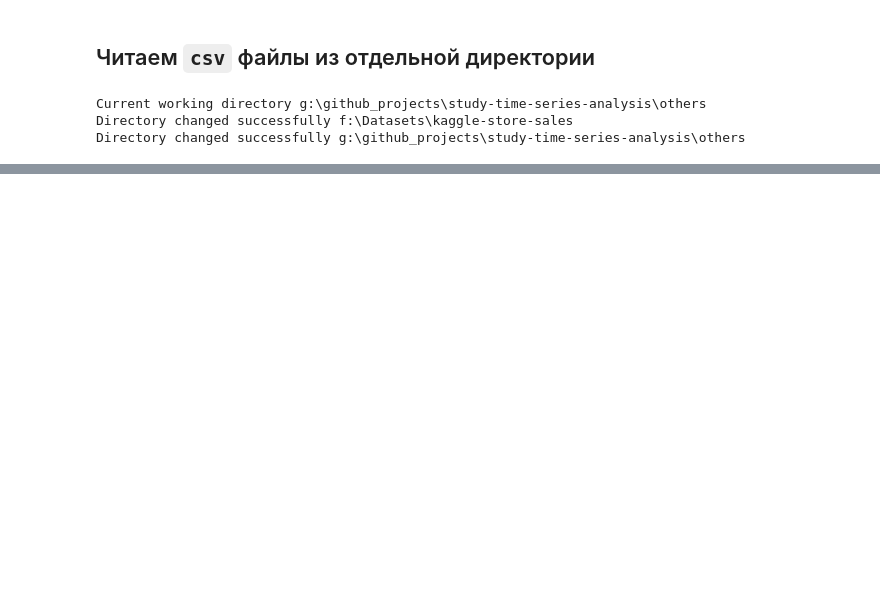
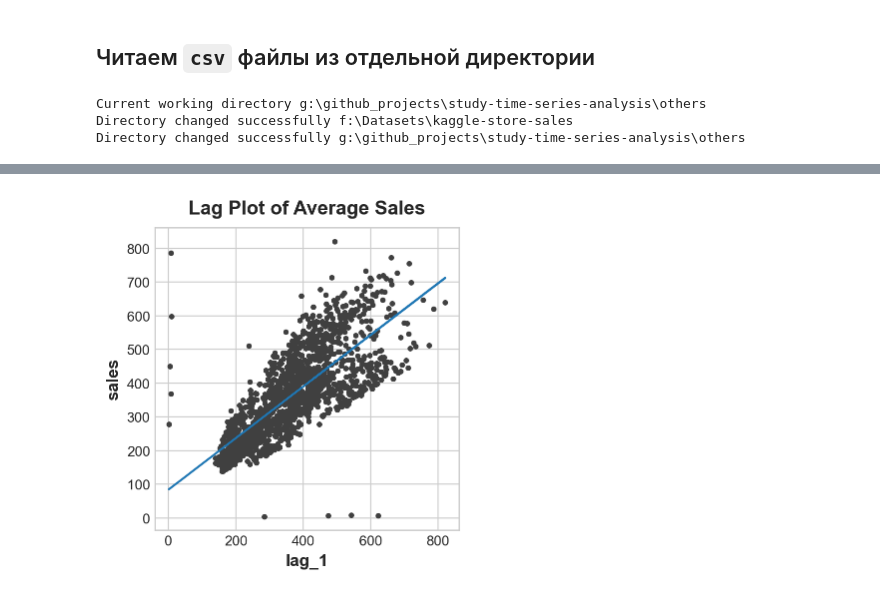
Before and after one commit to bondaleksey/study-time-series-analysis, a Jupyter notebook: others/kaggle_store_sales_01.ipynb, the cells around one changed output, grey strips where cells are left out. Saved outputs shown, nothing was run; the diff lists cells and outputs as text; code cells hidden in the pictures; blank space fills up the shorter version.

```diff
--- a/others/kaggle_store_sales_01.ipynb
+++ b/others/kaggle_store_sales_01.ipynb
@@ -81,0 +152,25 @@ memory usage: 1.9+ MB
+# %%
+df = average_sales.to_frame()
+
+# YOUR CODE HERE: Create a lag feature from the target 'sales'
+lag_1 = df['sales'].shift(1)
+
+df['lag_1'] = lag_1  # add to dataframe
+
+X = df.loc[:, ['lag_1']].dropna()  # features
+y = df.loc[:, 'sales']  # target
+y, X = y.align(X, join='inner')  # drop corresponding values in target
+
+# YOUR CODE HERE: Create a LinearRegression instance and fit it to X and y.
+model = LinearRegression()
+model.fit(X, y)
+# YOUR CODE HERE: Create Store the fitted values as a time series with
+# the same time index as the training data
+y_pred = pd.Series(model.predict(X), index=X.index)
+# %%
+fig, ax = plt.subplots()
+ax.plot(X['lag_1'], y, '.', color='0.25')
+ax.plot(X['lag_1'], y_pred)
+ax.set(aspect='equal', ylabel='sales', xlabel='lag_1', title='Lag Plot of Average Sales');
+# %% [output]
+[figure, added]
```
Also changed, not shown: parts of 11 cells of this notebook.
